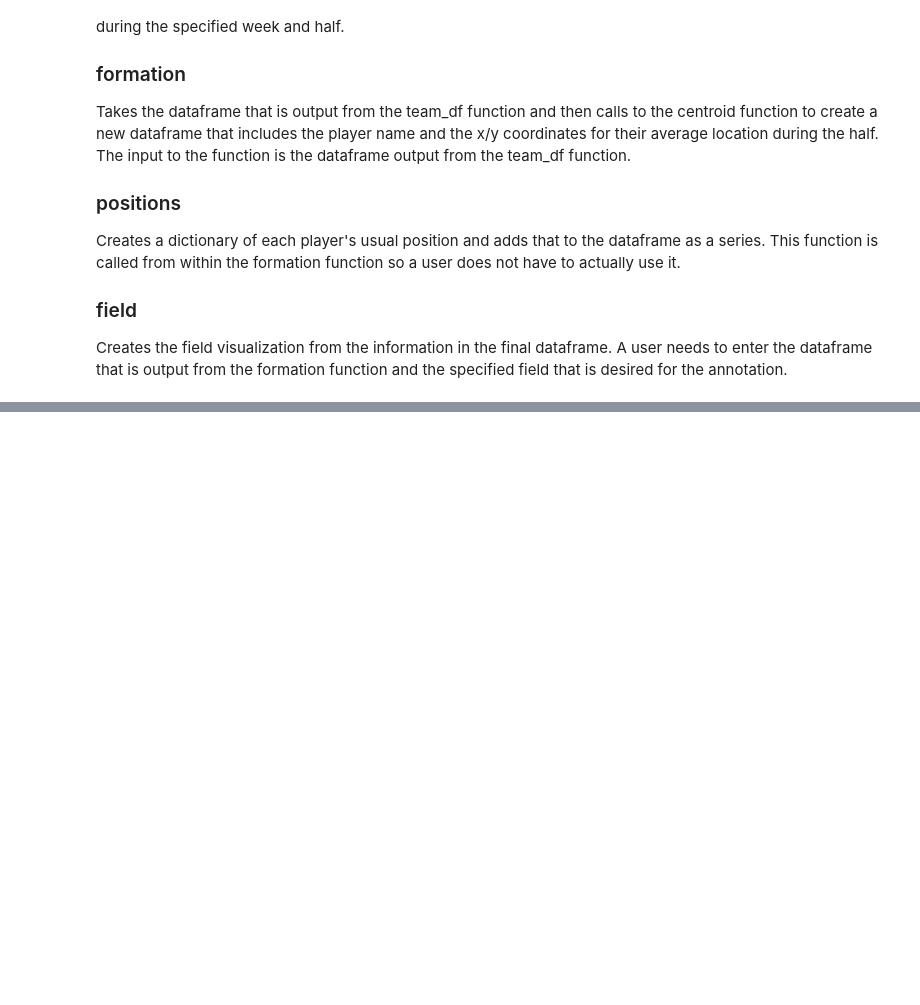
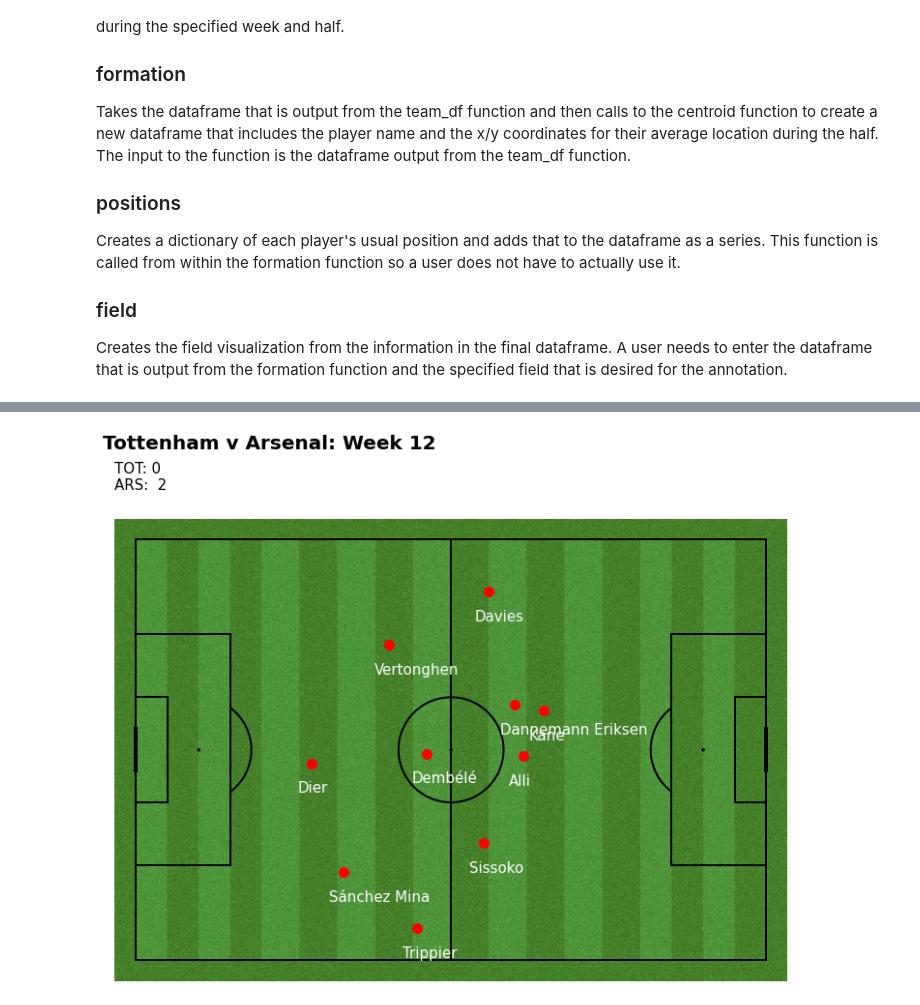
Before and after one commit to estieve/soccer_analysis, a Jupyter notebook: Visualization_simplified.ipynb, the cells around one changed output, grey strips where cells are left out. Cells and saved outputs as stored; diff of their text form; code cells hidden in the pictures; blank space fills up the shorter version.

```diff
--- a/Visualization_simplified.ipynb
+++ b/Visualization_simplified.ipynb
@@ -181,0 +162,4 @@ Retrieved from: https://www.google.com/search?q=everton+tottenham+9+September+20
+# %%
+tott3 = team_df('Tottenham Hotspur', 12, '1H')
+# %%
+tott3_tact = formation(tott3)
@@ -181,0 +180,4 @@ Retrieved from: https://www.google.com/search?q=everton+tottenham+9+September+20
+# %%
+field(tott3_tact,'Tottenham v Arsenal: Week 12','\nTOT: 0\nARS:  2',tott3_tact.name)
+# %% [output]
+[figure, added]
```
Also changed, not shown: parts of 28 cells of this notebook.
